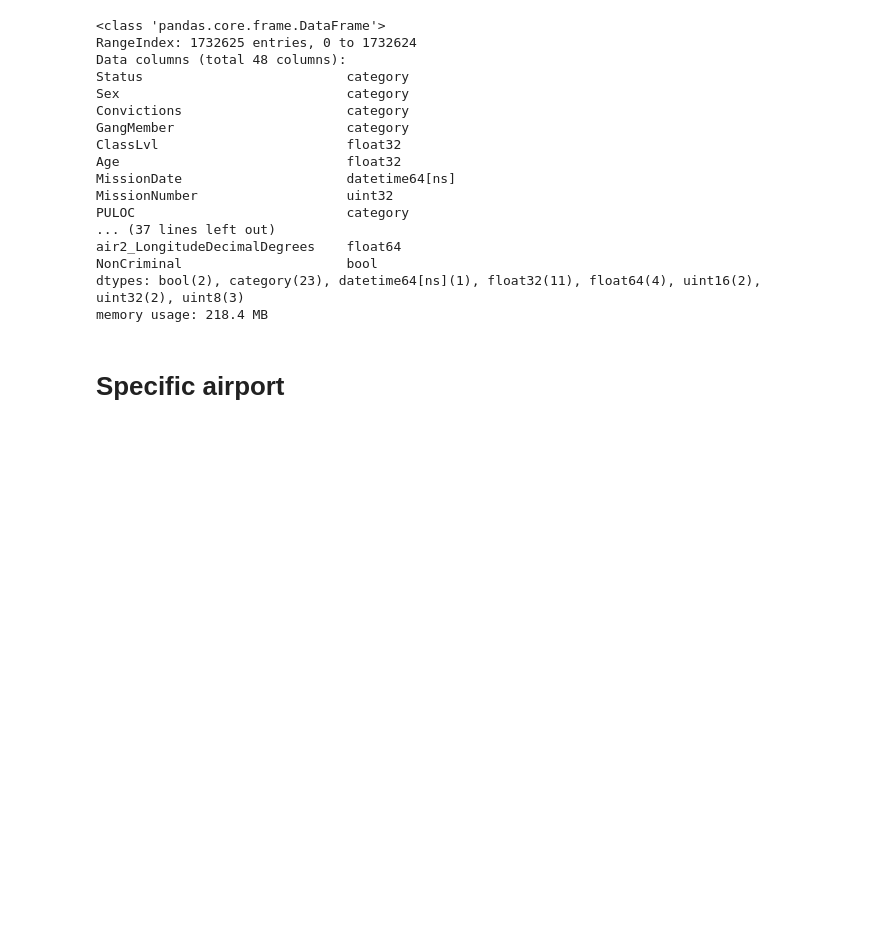
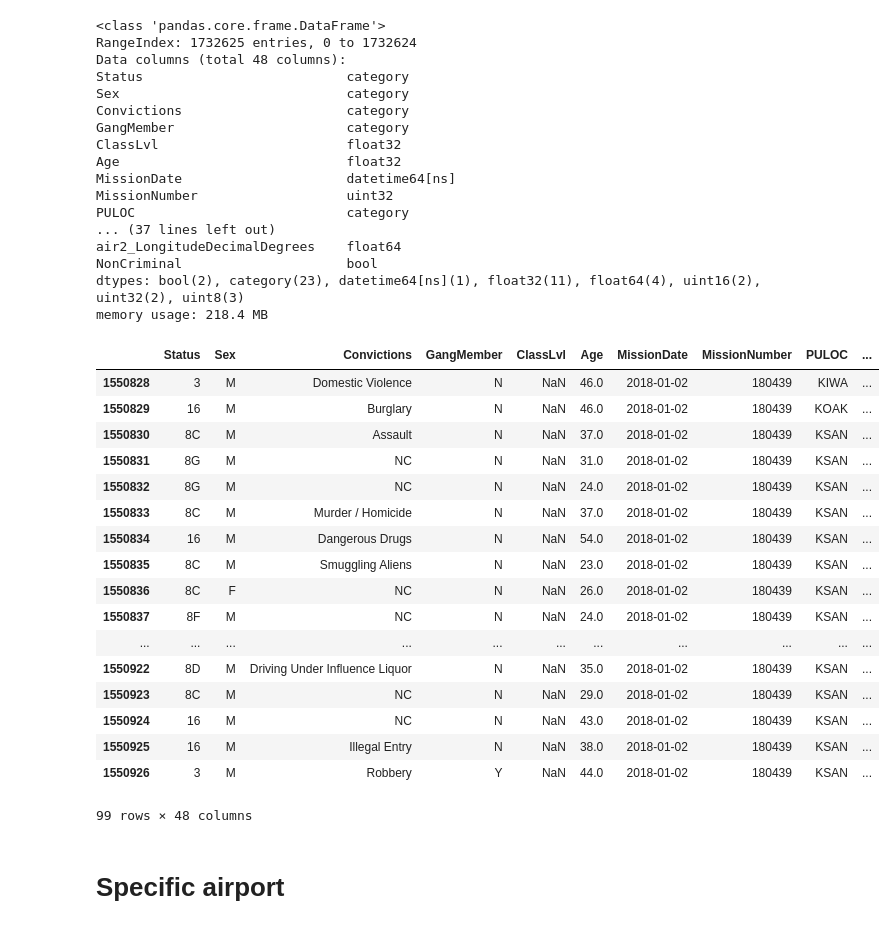
Before and after one commit to UWCHR/ice-air, a Jupyter notebook: analyze/note/airport.ipynb, the cells around one changed output. Cells and saved outputs as stored; diff of their text form; code cells hidden in the pictures; blank space fills up the shorter version.

Commit message:
Minor notebook edits, adding new ERO figures for Seattle AOR, comparing in status.ipynb

```diff
--- a/analyze/note/airport.ipynb
+++ b/analyze/note/airport.ipynb
@@ -51,6 +51,27 @@ memory usage: 218.4 MB
 # %%
 with open('../input/airport_dict.yaml', 'r') as yamlfile:
     airport_dict = yaml.load(yamlfile)
+# %%
+df[df['MissionID'] == 45794]
+# %% [output]
+|  | Status | Sex | Convictions | GangMember | ClassLvl | Age | MissionDate | MissionNumber | PULOC | ... |
+| 1550828 | 3 | M | Domestic Violence | N | NaN | 46.0 | 2018-01-02 | 180439 | KIWA | ... |
+| 1550829 | 16 | M | Burglary | N | NaN | 46.0 | 2018-01-02 | 180439 | KOAK | ... |
+| 1550830 | 8C | M | Assault | N | NaN | 37.0 | 2018-01-02 | 180439 | KSAN | ... |
+| 1550831 | 8G | M | NC | N | NaN | 31.0 | 2018-01-02 | 180439 | KSAN | ... |
+| 1550832 | 8G | M | NC | N | NaN | 24.0 | 2018-01-02 | 180439 | KSAN | ... |
+| 1550833 | 8C | M | Murder / Homicide | N | NaN | 37.0 | 2018-01-02 | 180439 | KSAN | ... |
+| 1550834 | 16 | M | Dangerous Drugs | N | NaN | 54.0 | 2018-01-02 | 180439 | KSAN | ... |
+| 1550835 | 8C | M | Smuggling Aliens | N | NaN | 23.0 | 2018-01-02 | 180439 | KSAN | ... |
+| 1550836 | 8C | F | NC | N | NaN | 26.0 | 2018-01-02 | 180439 | KSAN | ... |
+| 1550837 | 8F | M | NC | N | NaN | 24.0 | 2018-01-02 | 180439 | KSAN | ... |
+| ... | ... | ... | ... | ... | ... | ... | ... | ... | ... | ... |
+| 1550922 | 8D | M | Driving Under Influence Liquor | N | NaN | 35.0 | 2018-01-02 | 180439 | KSAN | ... |
+| 1550923 | 8C | M | NC | N | NaN | 29.0 | 2018-01-02 | 180439 | KSAN | ... |
+| 1550924 | 16 | M | NC | N | NaN | 43.0 | 2018-01-02 | 180439 | KSAN | ... |
+| 1550925 | 16 | M | Illegal Entry | N | NaN | 38.0 | 2018-01-02 | 180439 | KSAN | ... |
+| 1550926 | 3 | M | Robbery | Y | NaN | 44.0 | 2018-01-02 | 180439 | KSAN | ... |
+99 rows × 48 columns
 # %% [markdown]
 # Specific airport
 # %%
```
Also changed, not shown: parts of 1 cell of this notebook, 5 other files.
